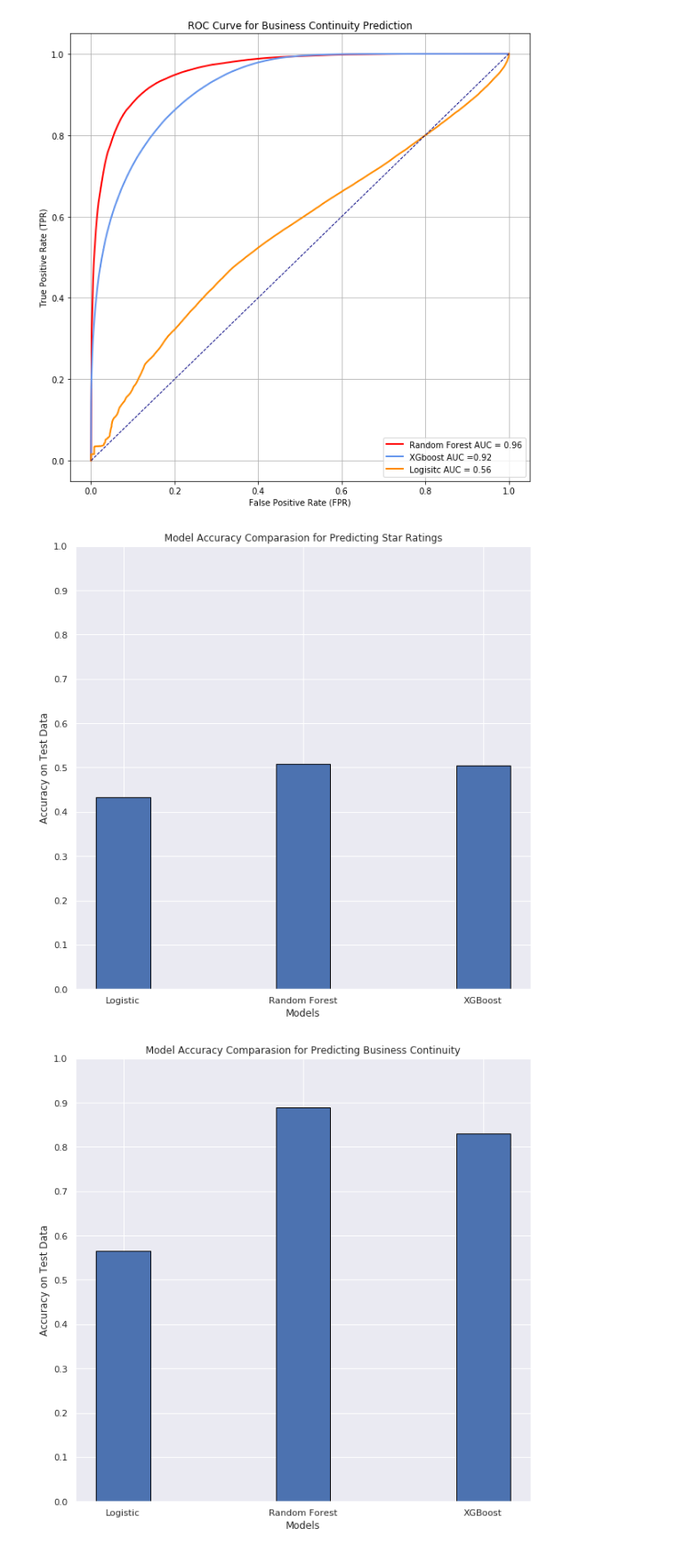
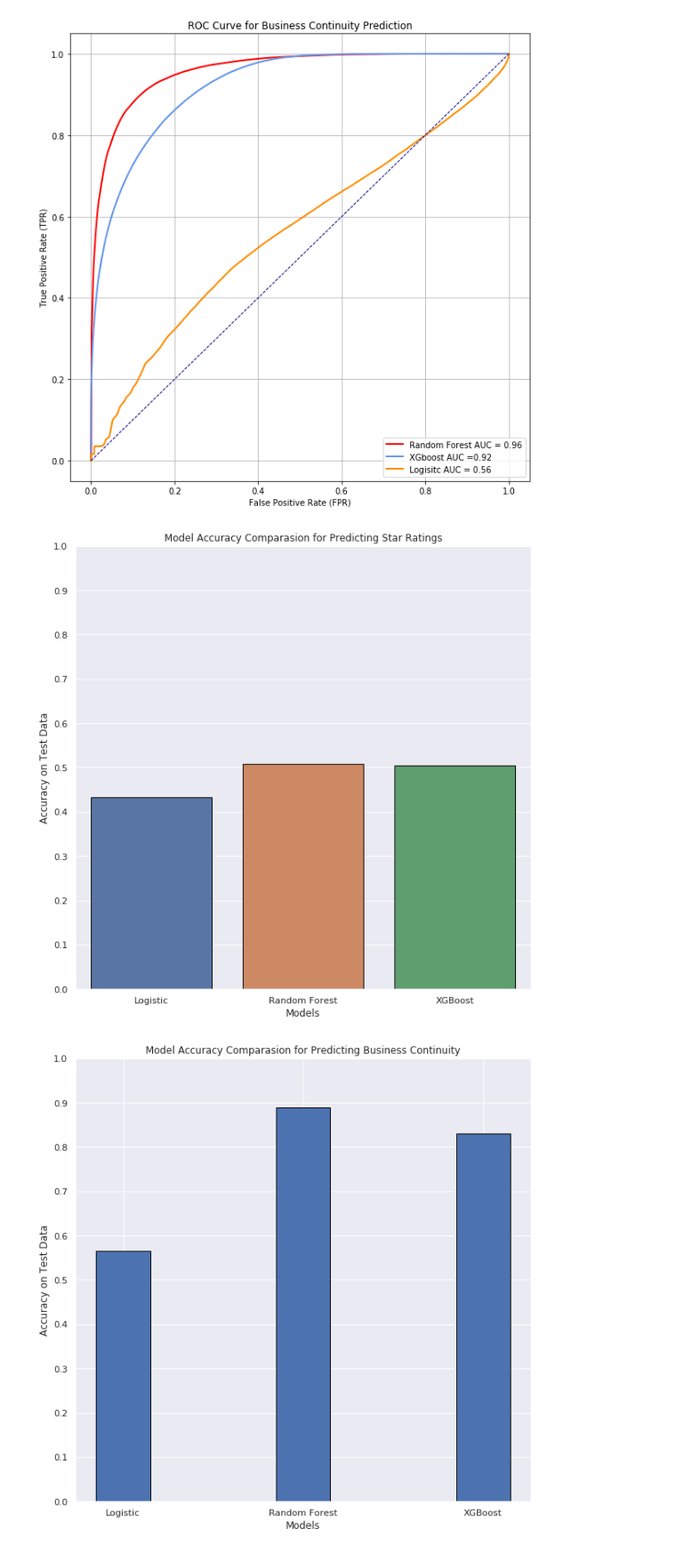
Before and after one commit to terrancexia/Yelp-Review-Sentiment-Analysis, a Jupyter notebook: Yelp Project.ipynb, the cells around one changed output. Shown at 89% size. Drawn from its saved outputs; the diff is of its cells as text; code cells hidden in the pictures.

```diff
--- a/Yelp Project.ipynb
+++ b/Yelp Project.ipynb
@@ -1256,8 +1256,8 @@ sns.pairplot(subset)
 [figure]
 # %%
 # visulize compound score distribution by star individual
-sns.set(font_scale=12)
-sns.set(font_scale=1.0)
+sns.set(font_scale=15)
+sns.set(font_scale=2.0)
 plt.figure(figsize=(10,10))
 plt.hist(star_1['compound_score'], edgecolor ='black')
 plt.title('Sentiment Score Distribution for 1 Star Rating')
@@ -2046,26 +2046,26 @@ Area under curve (AUC) Logistic:0.5614488532920708
 # %%
 # Summarize model
 models= ['Logistic','Random Forest','XGBoost']
 y1_model = [0.4336,0.5085,0.5050]
 y2_model = [0.5650,0.8885,0.8304]
 y_range =np.arange(0,1.1,0.1)
 #plot out the result
 sns.set(style='darkgrid')
 plt.figure(figsize=(10,10))
-plt.bar(models, y1_model, edgecolor='black', width=0.3)
+sns.barplot(x=models, y=y1_model, edgecolor='black')
 plt.yticks(y_range)
 plt.xlabel('Models')
 plt.ylabel('Accuracy on Test Data')
 plt.title('Model Accuracy Comparasion for Predicting Star Ratings')
 plt.show()
 
 plt.figure(figsize=(10,10))
 plt.bar(models, y2_model, edgecolor='black', width = 0.3)
 plt.title('Model Accuracy Comparasion for Predicting Business Continuity')
 plt.xlabel('Models')
 plt.ylabel('Accuracy on Test Data')
 plt.yticks(y_range)
 plt.show()
 # %% [output]
-[figure, old version]
+[figure, new version]
 [figure]
```
Also changed, not shown: parts of 1 cell of this notebook.
